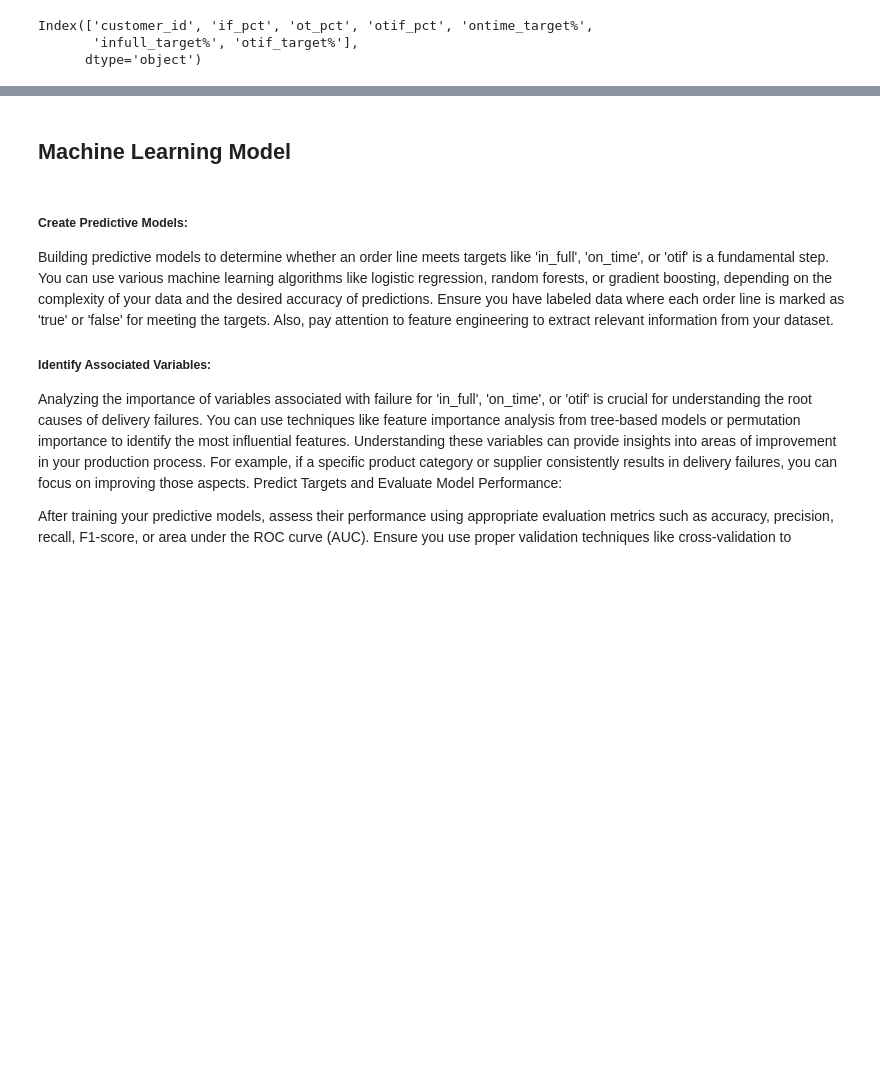
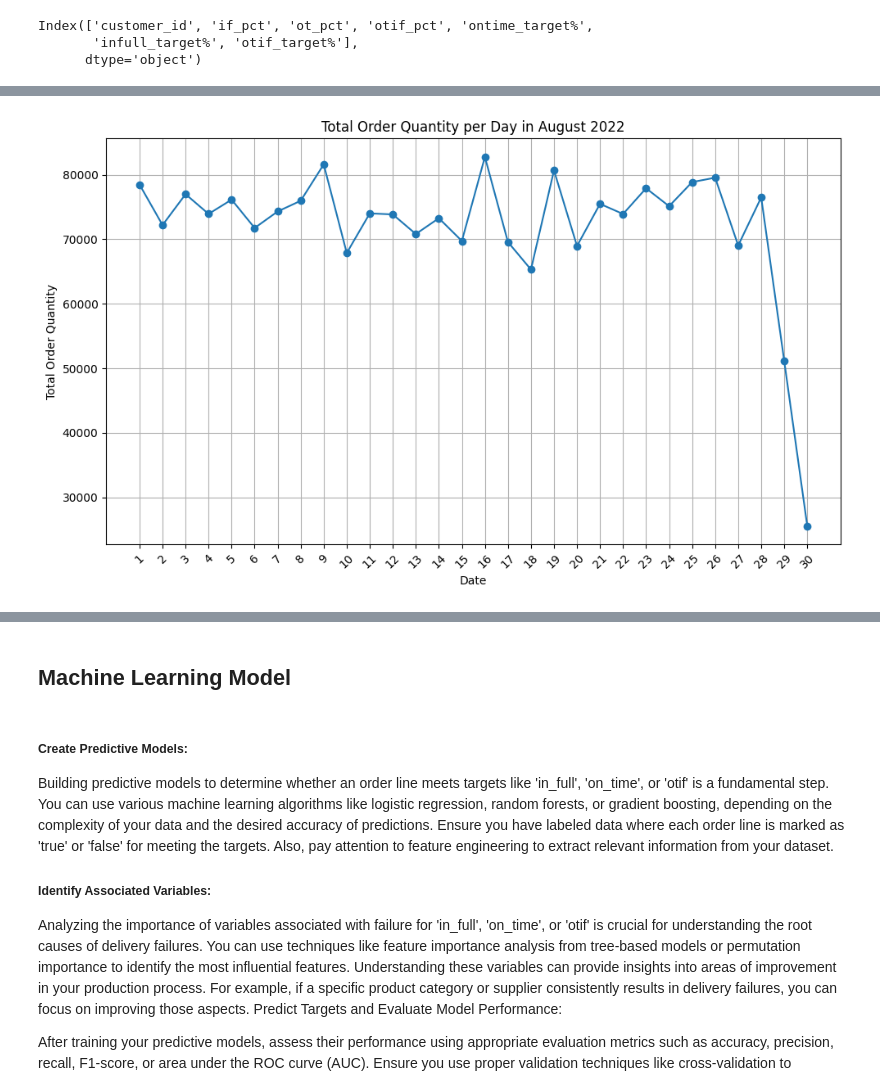
Before and after one commit to occampos/OptimizingDelivery, a Jupyter notebook: analysis.ipynb, the cells around one changed output, grey strips where cells are left out. Drawn from its saved outputs; the diff is of its cells as text; code cells hidden in the pictures; blank space fills up the shorter version.

```diff
--- a/analysis.ipynb
+++ b/analysis.ipynb
@@ -124,0 +164,20 @@ customer_split = customer_split[['customer_id', 'if_pct', 'if_target_pct',
+# %%
+# Plot quantity ordered over time, highlight outliers in august
+
+# Group sum by date
+plot_data = od_order_lines[od_order_lines['order_placement_date'].dt.date > pd.to_datetime('2022-07-31').date()].groupby(od_order_lines['order_placement_date'].dt.day)['order_qty'].sum()
+
+# Plot
+plt.figure(figsize=(10, 6))
+
+plot_data.plot(marker='o', grid=True)
+
+plt.title('Total Order Quantity per Day in August 2022')
+plt.xlabel('Date')
+plt.ylabel('Total Order Quantity')
+plt.xticks(rotation=45, ticks=plot_data.index)
+
+plt.tight_layout()
+plt.show()
+# %% [output]
+[figure, added]
```
Also changed, not shown: parts of 107 cells of this notebook.
